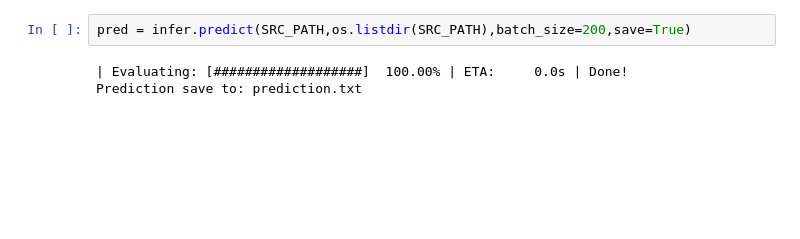
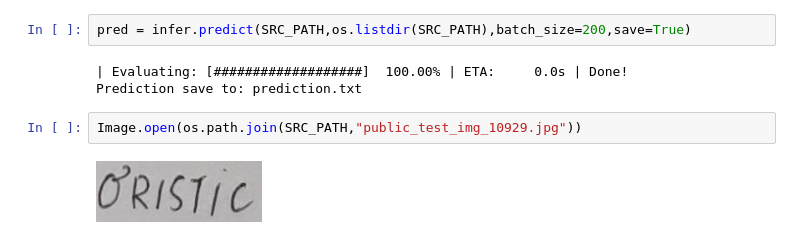
Before and after one commit to datvodinh/vietnamese-ocr, a Jupyter notebook: Inference.ipynb, the cells around one changed output. Drawn from its saved outputs; the diff is of its cells as text; blank space fills up the shorter version.

```diff
--- a/Inference.ipynb
+++ b/Inference.ipynb
@@ -33,3 +33,7 @@ pred = infer.predict(SRC_PATH,os.listdir(SRC_PATH),batch_size=200,save=True)
 # %% [output]
 | Evaluating: [###################]  100.00% | ETA:     0.0s | Done!
 Prediction save to: prediction.txt
+# %%
+Image.open(os.path.join(SRC_PATH,"public_test_img_10929.jpg"))
+# %% [output]
+[figure, added]
```
Also changed, not shown: parts of 2 cells of this notebook, 6 other files.
